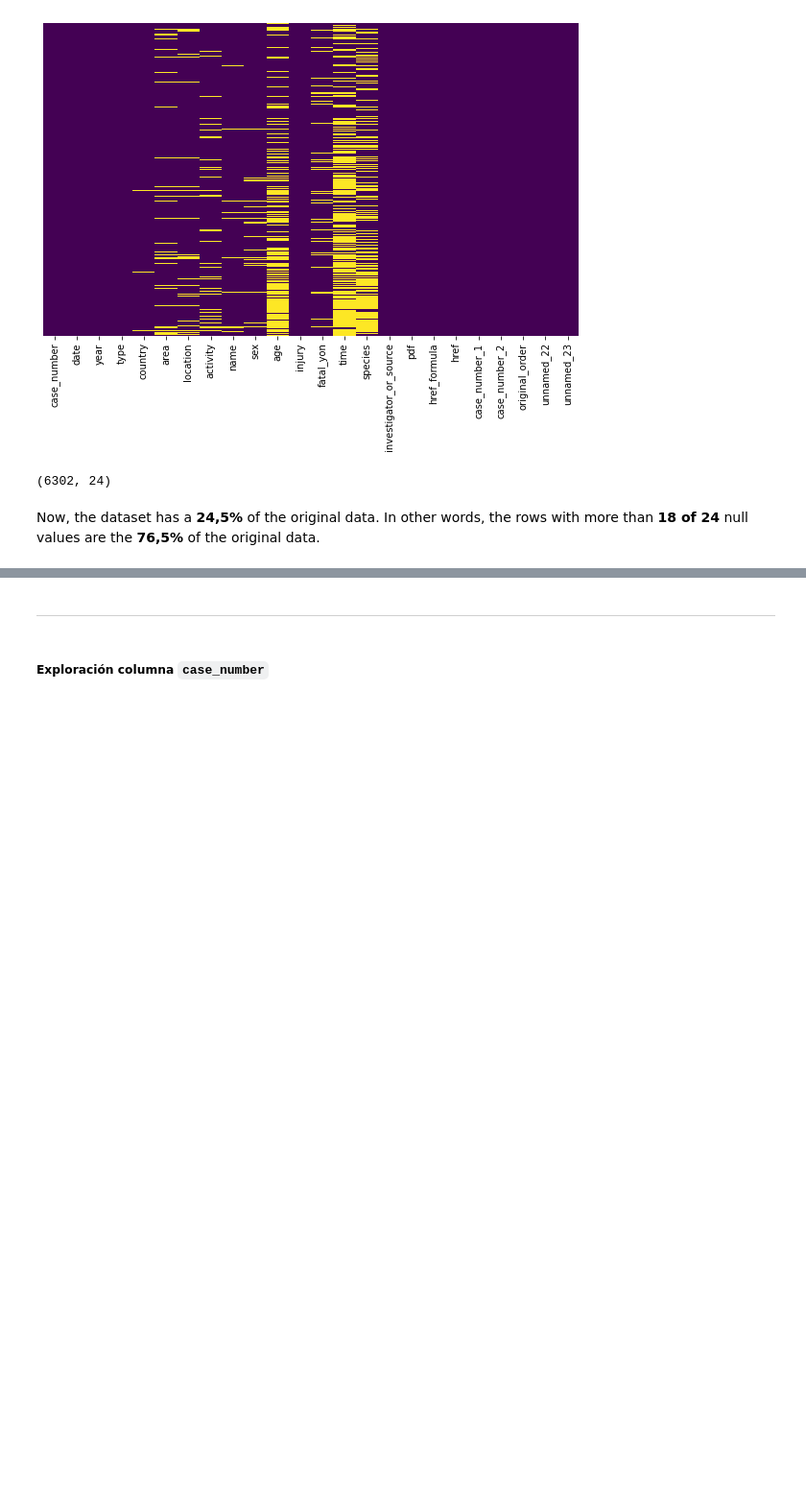
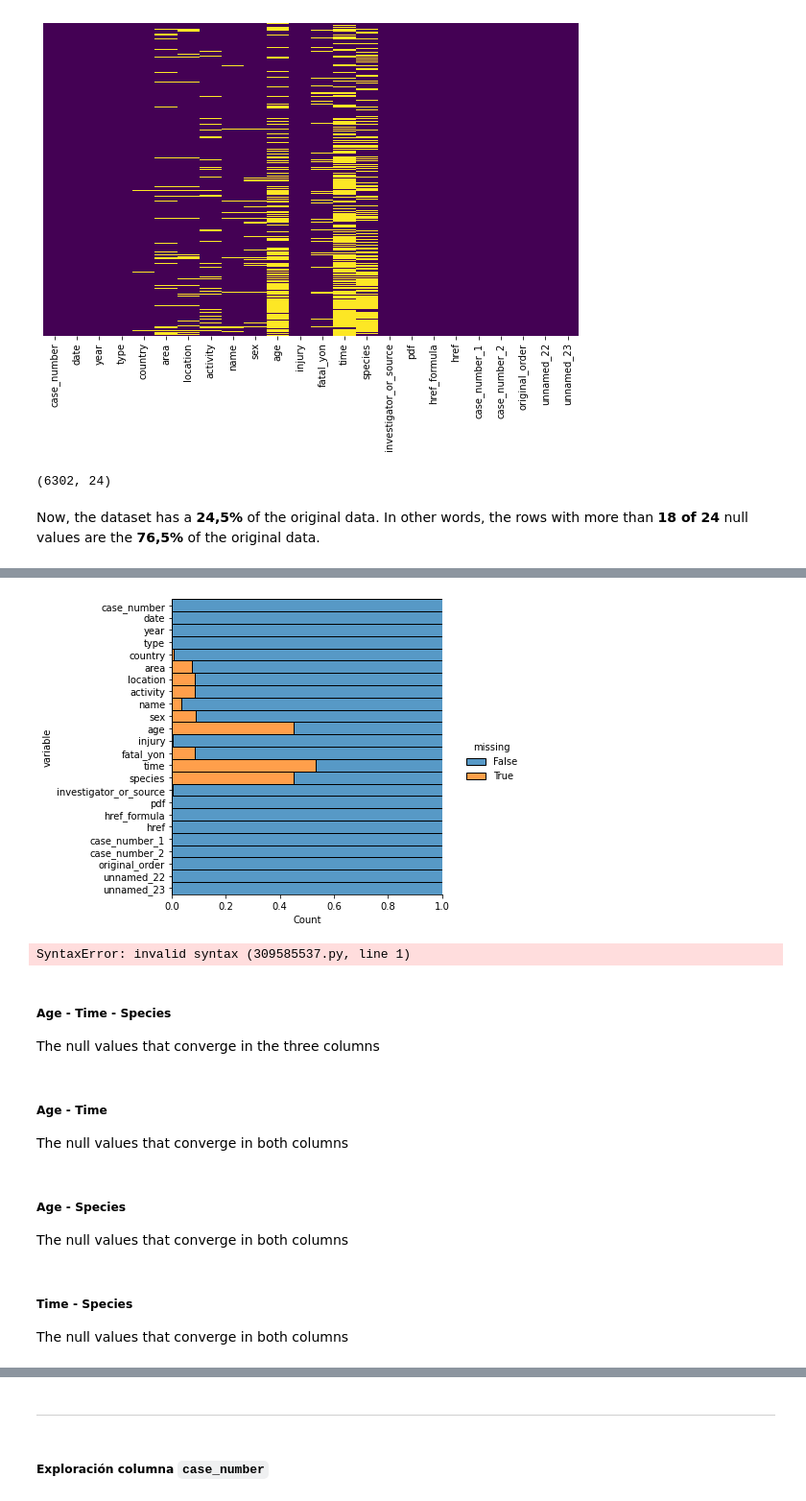
Before and after one commit to iaguerri/Global-Sharks, a Jupyter notebook: nb/DataCleaning-sharks.ipynb, the cells around one changed output, grey strips where cells are left out. Shown: that part at 96% size. Saved outputs shown, nothing was run; the diff lists cells and outputs as text; code cells hidden in the pictures; blank space fills up the shorter version.

```diff
--- a/nb/DataCleaning-sharks.ipynb
+++ b/nb/DataCleaning-sharks.ipynb
@@ -385,0 +221,17 @@ array([445])
+# %%
+sns.displot(data=df.isna().melt(value_name="missing"),
+    y="variable",
+    hue="missing",
+    multiple="fill",
+    aspect=1.25)
+
+plt.show()
+# %% [output]
+[figure, added]
+# %%
+As we can see, the columns age, time and species are the ones with
+# %% [output]
+SyntaxError: invalid syntax (309585537.py, line 1)
+# %% [markdown]
+##### Age - Time - Species
+The null values that converge in the three columns
@@ -385,0 +247,3 @@ array([445])
+# %% [markdown]
+##### Age - Time
+The null values that converge in both columns
@@ -385,0 +258,3 @@ array([445])
+# %% [markdown]
+##### Age - Species
+The null values that converge in both columns
@@ -385,0 +269,3 @@ array([445])
+# %% [markdown]
+##### Time - Species
+The null values that converge in both columns
```
Also changed, not shown: parts of 61 cells of this notebook.
